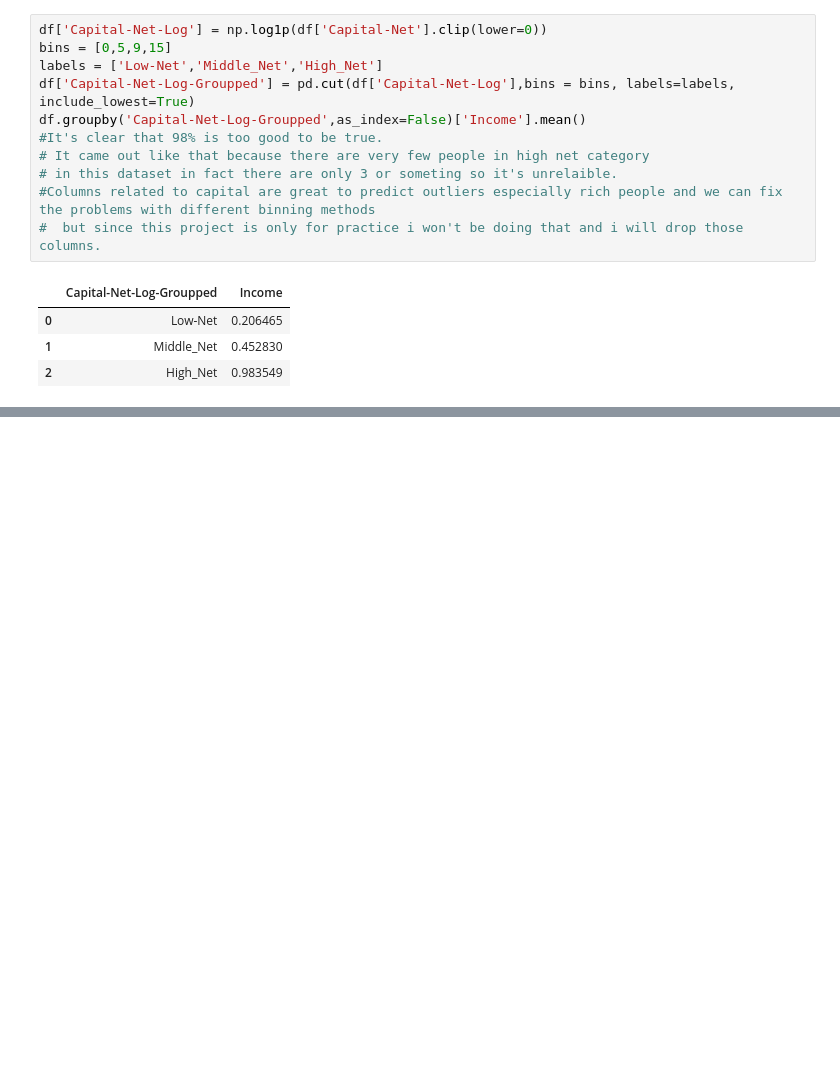
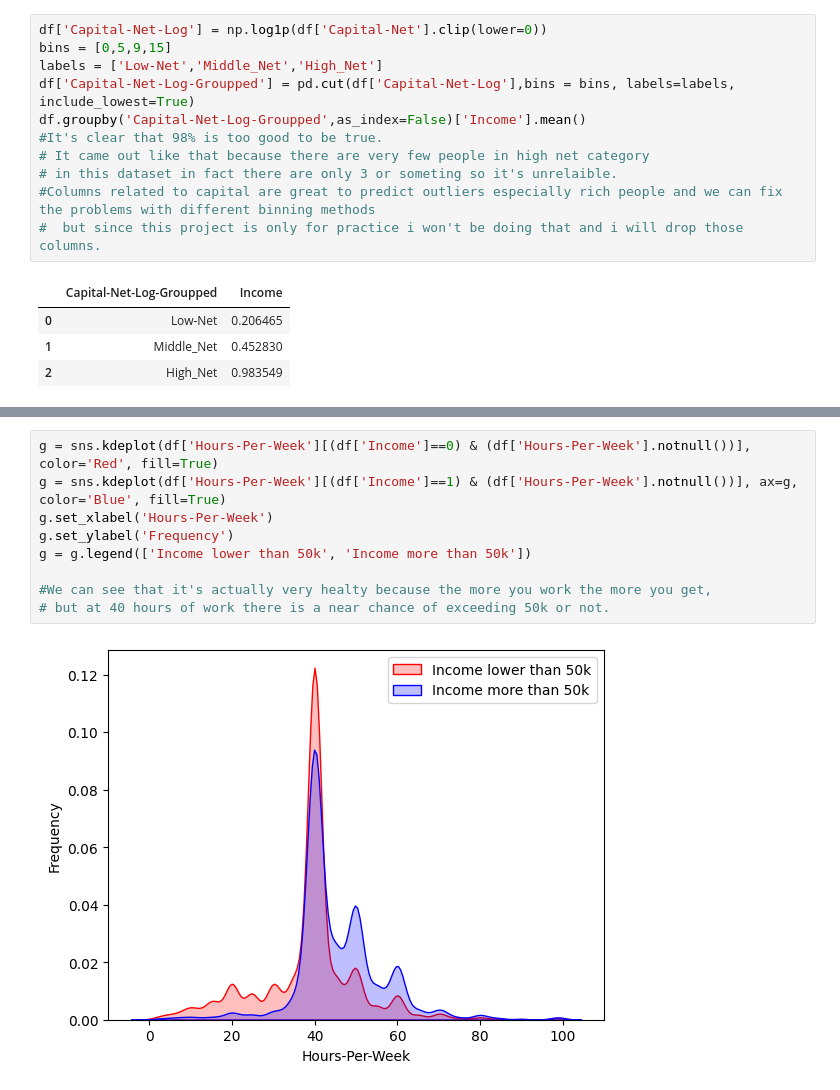
Before and after one commit to baranCapik/machine-learning-on-adult-dataset, a Jupyter notebook: Kaggle-Adult-Ver1.ipynb, the cells around one changed output, grey strips where cells are left out. Drawn from its saved outputs; the diff is of its cells as text; blank space fills up the shorter version.

```diff
--- a/Kaggle-Adult-Ver1.ipynb
+++ b/Kaggle-Adult-Ver1.ipynb
@@ -388,0 +463,11 @@ df.drop()
+# %%
+g = sns.kdeplot(df['Hours-Per-Week'][(df['Income']==0) & (df['Hours-Per-Week'].notnull())], color='Red', fill=True)
+g = sns.kdeplot(df['Hours-Per-Week'][(df['Income']==1) & (df['Hours-Per-Week'].notnull())], ax=g, color='Blue', fill=True)
+g.set_xlabel('Hours-Per-Week')
+g.set_ylabel('Frequency')
+g = g.legend(['Income lower than 50k', 'Income more than 50k'])
+
+#We can see that it's actually very healty because the more you work the more you get,
+# but at 40 hours of work there is a near chance of exceeding 50k or not.
+# %% [output]
+[figure, added]
```
Also changed, not shown: parts of 12 cells of this notebook.
